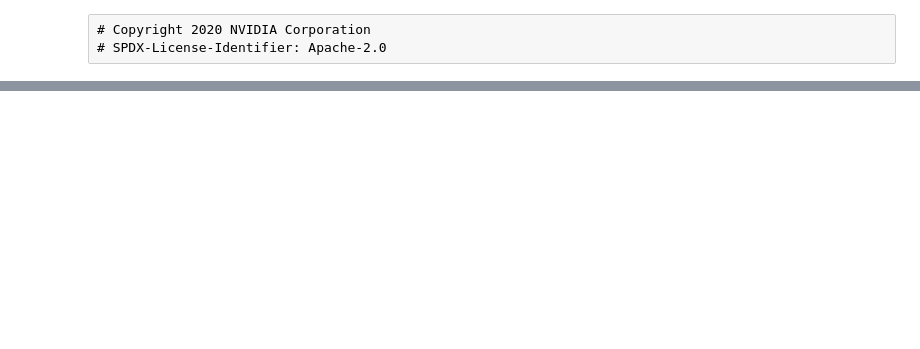
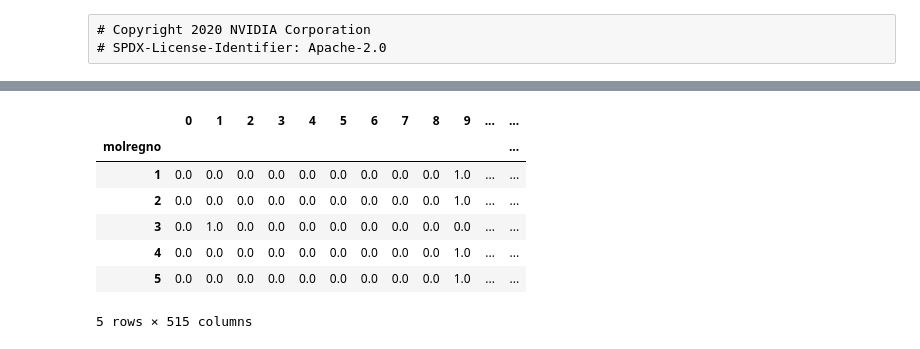
Before and after one commit to NVIDIA/cheminformatics, a Jupyter notebook: demo.ipynb, the cells around one changed output, grey strips where cells are left out. Saved outputs shown, nothing was run; the diff lists cells and outputs as text; code cells hidden in the pictures; blank space fills up the shorter version.

```diff
--- a/demo.ipynb
+++ b/demo.ipynb
@@ -323,0 +91,6 @@ Dash is running on http://0.0.0.0:5000/
+# %%
+%%time
+chem_data = ChEmblData(db_file=db_file)
+
+# Fetch and generate Finger prints
+ddf = chem_data.fetch_all_props(num_recs=100000)
@@ -323,0 +102,11 @@ Dash is running on http://0.0.0.0:5000/
+# %%
+%%time
+dcudf = dask_cudf.from_dask_dataframe(ddf)
+dcudf = dcudf.persist()
+
+pca = cuDaskPCA(client=client, n_components=pca_comps)
+df_fingerprints = pca.fit_transform(dcudf)
+
+kmeans_float = cuDaskKMeans(client=client, n_clusters=n_clusters)
+kmeans_float.fit(df_fingerprints)
+kmeans_labels = kmeans_float.predict(df_fingerprints)
@@ -323,0 +116,20 @@ Dash is running on http://0.0.0.0:5000/
+# %%
+%%time
+local_model = cuUMAP()
+X_train = df_fingerprints.compute()
+local_model.fit(X_train)
+
+umap_model = cuDaskUMAP(local_model,
+                        n_neighbors=n_neighbors,
+                        a=1.0,
+                        b=1.0,
+                        learning_rate=1.0,
+                        client=client)
+Xt = umap_model.transform(df_fingerprints)
+
+dcudf['x'] = Xt[0]
+dcudf['y'] = Xt[1]
+dcudf['cluster'] = kmeans_labels
+
+dcudf.head(5)
+# %% [output]
@@ -323,0 +138,8 @@ Dash is running on http://0.0.0.0:5000/
+|  | 0 | 1 | 2 | 3 | 4 | 5 | 6 | 7 | 8 | 9 | ... | ... |
+| molregno |  |  |  |  |  |  |  |  |  |  |  | ... |
+| 1 | 0.0 | 0.0 | 0.0 | 0.0 | 0.0 | 0.0 | 0.0 | 0.0 | 0.0 | 1.0 | ... | ... |
+| 2 | 0.0 | 0.0 | 0.0 | 0.0 | 0.0 | 0.0 | 0.0 | 0.0 | 0.0 | 1.0 | ... | ... |
+| 3 | 0.0 | 1.0 | 0.0 | 0.0 | 0.0 | 0.0 | 0.0 | 0.0 | 0.0 | 0.0 | ... | ... |
+| 4 | 0.0 | 0.0 | 0.0 | 0.0 | 0.0 | 0.0 | 0.0 | 0.0 | 0.0 | 1.0 | ... | ... |
+| 5 | 0.0 | 0.0 | 0.0 | 0.0 | 0.0 | 0.0 | 0.0 | 0.0 | 0.0 | 1.0 | ... | ... |
+5 rows × 515 columns
```
Also changed, not shown: parts of 45 cells of this notebook, 1 other file.
